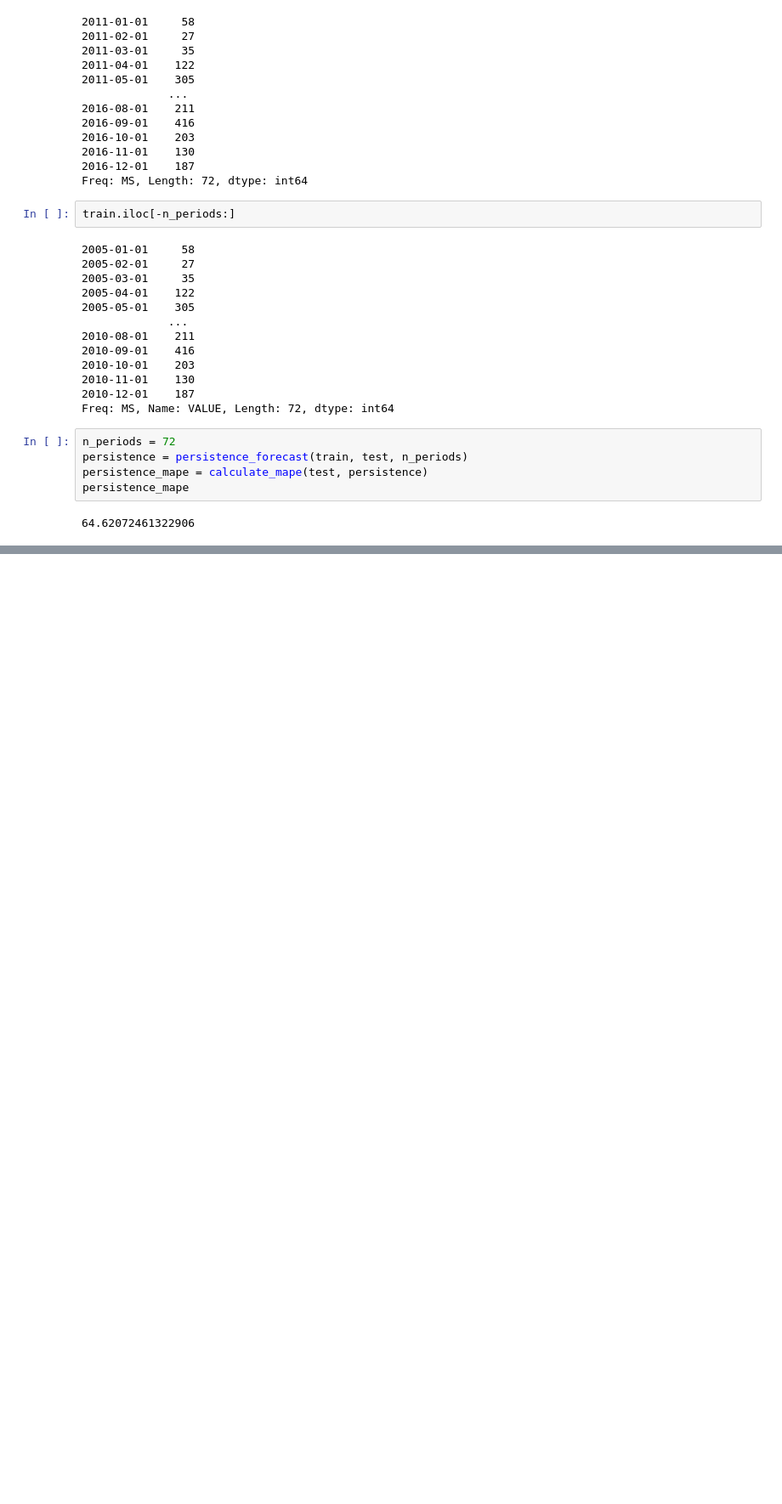
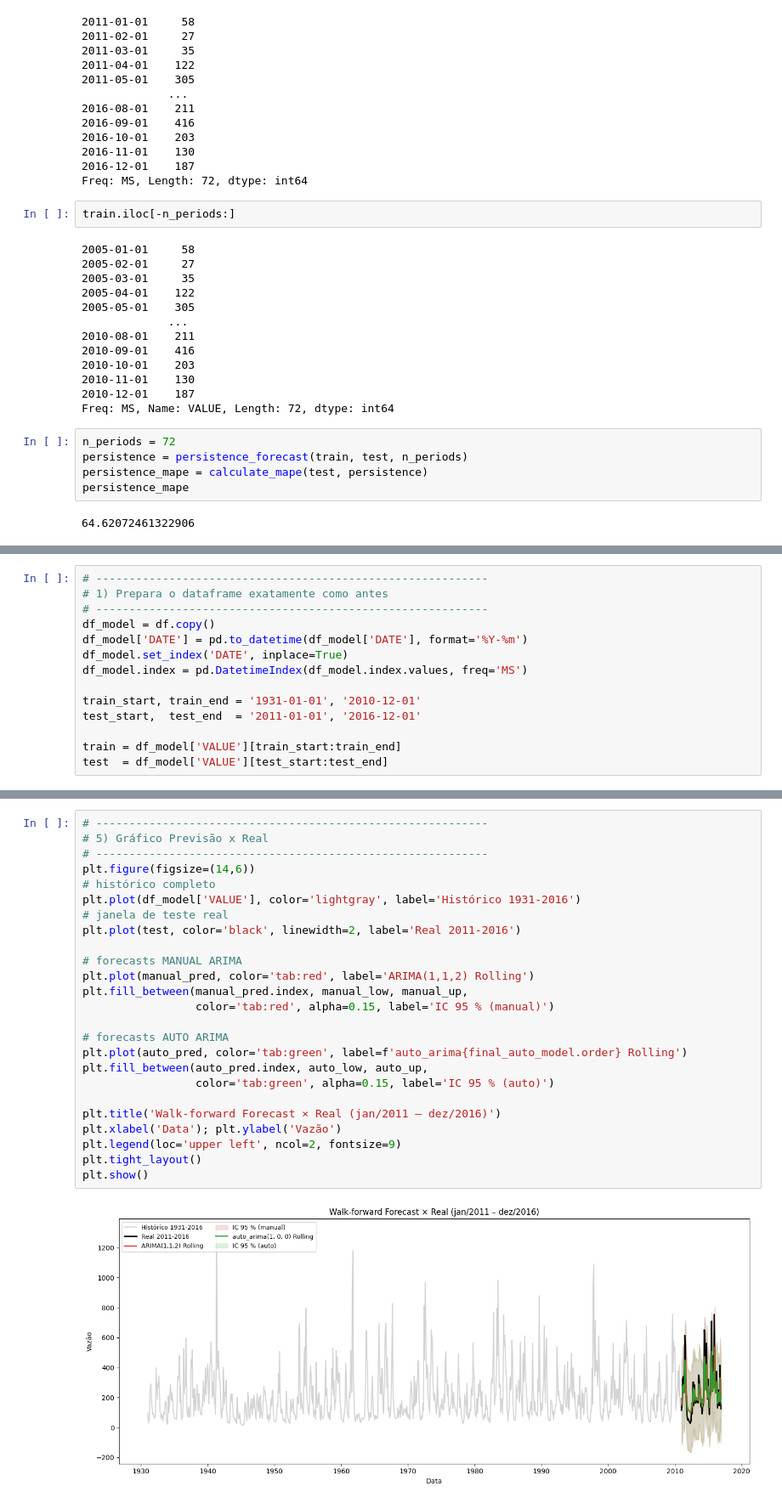
Before and after one commit to LucasMacieel/Modelagem_Analitica, a Jupyter notebook: passos_real_analysis.ipynb, the cells around one changed output, grey strips where cells are left out. Shown at 85% size. Cells and saved outputs as stored; diff of their text form; blank space fills up the shorter version.

Commit message:
ajustes arima pós meuser

```diff
--- a/passos_real_analysis.ipynb
+++ b/passos_real_analysis.ipynb
@@ -677,0 +701,14 @@ persistence_mape
+# %%
+# -----------------------------------------------------------
+# 1) Prepara o dataframe exatamente como antes
+# -----------------------------------------------------------
+df_model = df.copy()
+df_model['DATE'] = pd.to_datetime(df_model['DATE'], format='%Y-%m')
+df_model.set_index('DATE', inplace=True)
+df_model.index = pd.DatetimeIndex(df_model.index.values, freq='MS')
+
+train_start, train_end = '1931-01-01', '2010-12-01'
+test_start,  test_end  = '2011-01-01', '2016-12-01'
+
+train = df_model['VALUE'][train_start:train_end]
+test  = df_model['VALUE'][test_start:test_end]
@@ -677,0 +785,27 @@ persistence_mape
+# %%
+# -----------------------------------------------------------
+# 5) Gráfico Previsão x Real
+# -----------------------------------------------------------
+plt.figure(figsize=(14,6))
+# histórico completo
+plt.plot(df_model['VALUE'], color='lightgray', label='Histórico 1931-2016')
+# janela de teste real
+plt.plot(test, color='black', linewidth=2, label='Real 2011-2016')
+
+# forecasts MANUAL ARIMA
+plt.plot(manual_pred, color='tab:red', label='ARIMA(1,1,2) Rolling')
+plt.fill_between(manual_pred.index, manual_low, manual_up,
+                 color='tab:red', alpha=0.15, label='IC 95 % (manual)')
+
+# forecasts AUTO ARIMA
+plt.plot(auto_pred, color='tab:green', label=f'auto_arima{final_auto_model.order} Rolling')
+plt.fill_between(auto_pred.index, auto_low, auto_up,
+                 color='tab:green', alpha=0.15, label='IC 95 % (auto)')
+
+plt.title('Walk-forward Forecast × Real (jan/2011 – dez/2016)')
+plt.xlabel('Data'); plt.ylabel('Vazão')
+plt.legend(loc='upper left', ncol=2, fontsize=9)
+plt.tight_layout()
+plt.show()
+# %% [output]
+[figure, added]
```
Also changed, not shown: parts of 10 cells of this notebook.
